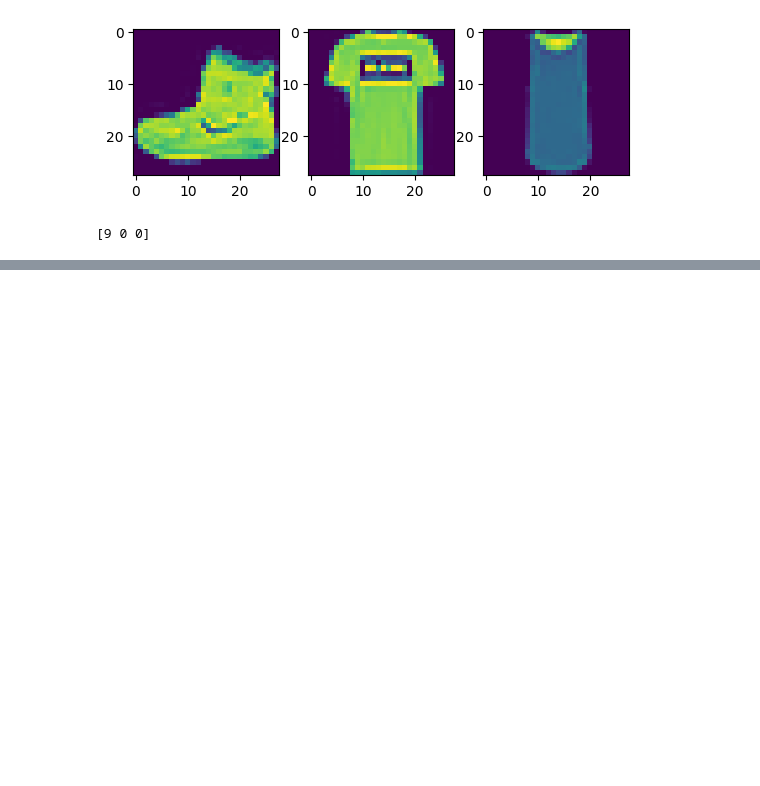
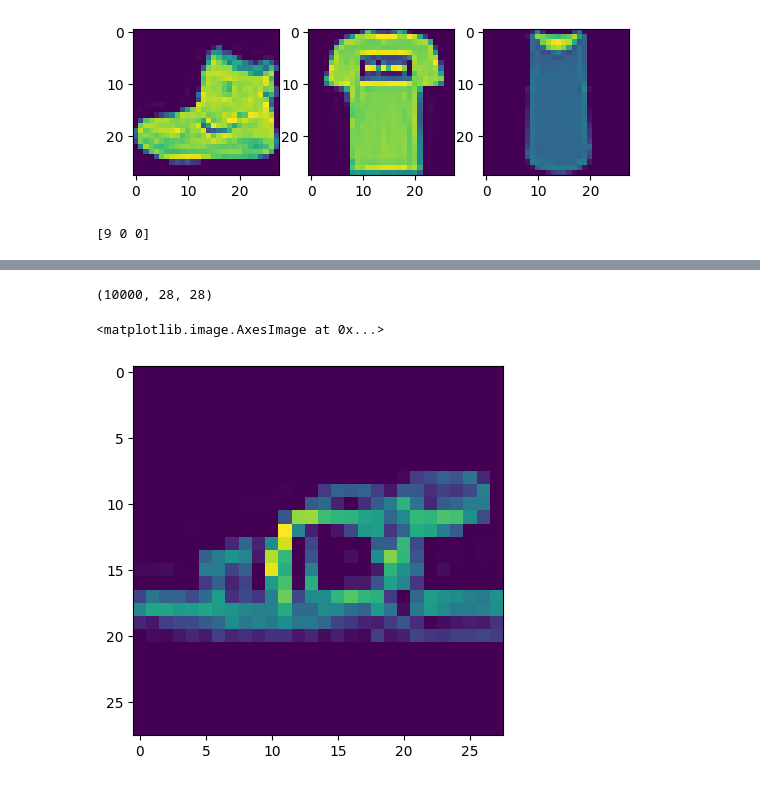
Before and after one commit to 1di0t/DeepLearning, a Jupyter notebook: jupyter_file/fashion_mnist.ipynb, the cells around one changed output, grey strips where cells are left out. Cells and saved outputs as stored; diff of their text form; code cells hidden in the pictures; blank space fills up the shorter version.

```diff
--- a/jupyter_file/fashion_mnist.ipynb
+++ b/jupyter_file/fashion_mnist.ipynb
@@ -65,0 +75,4 @@ print(f"손실 : {test_loss} 정확도 : {test_acc}")
+# %%
+test_images.shape
+# %% [output]
+(10000, 28, 28)
@@ -65,0 +81,6 @@ print(f"손실 : {test_loss} 정확도 : {test_acc}")
+# %%
+randIdx = np.random.randint(0,1000)
+plt.imshow(test_images[randIdx])
+# %% [output]
+<matplotlib.image.AxesImage at 0x...>
+[figure, added]
```
Also changed, not shown: parts of 12 cells of this notebook.
